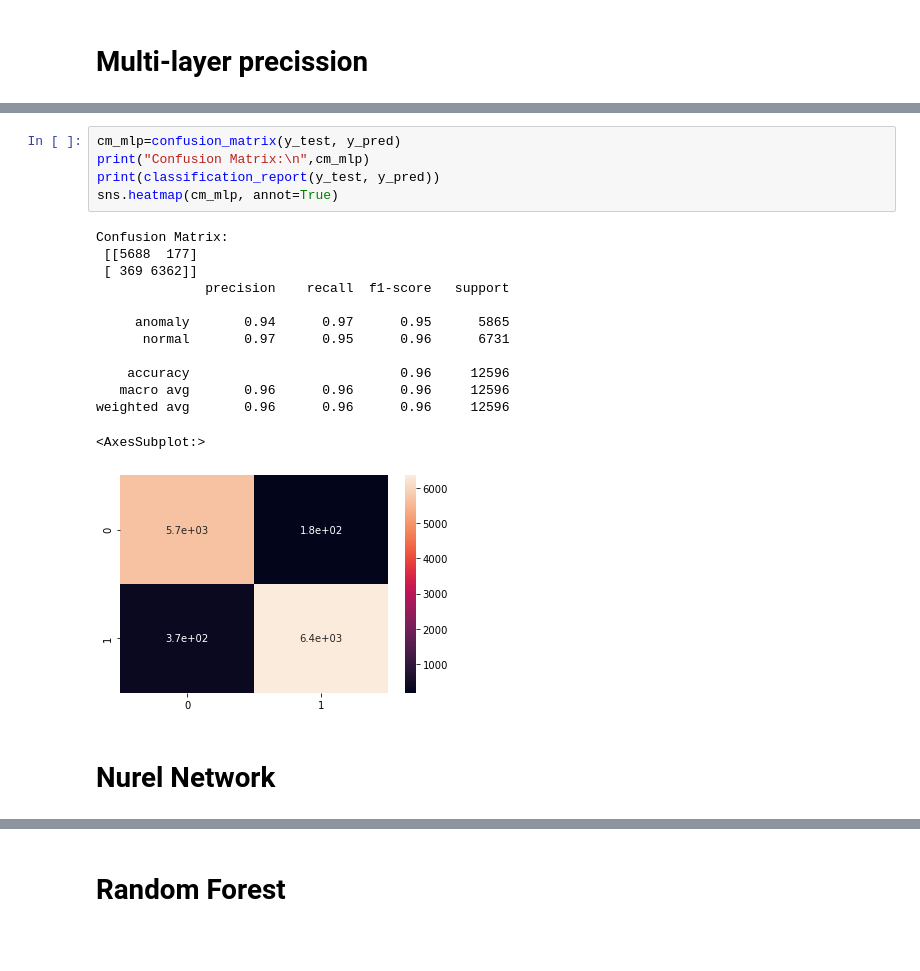
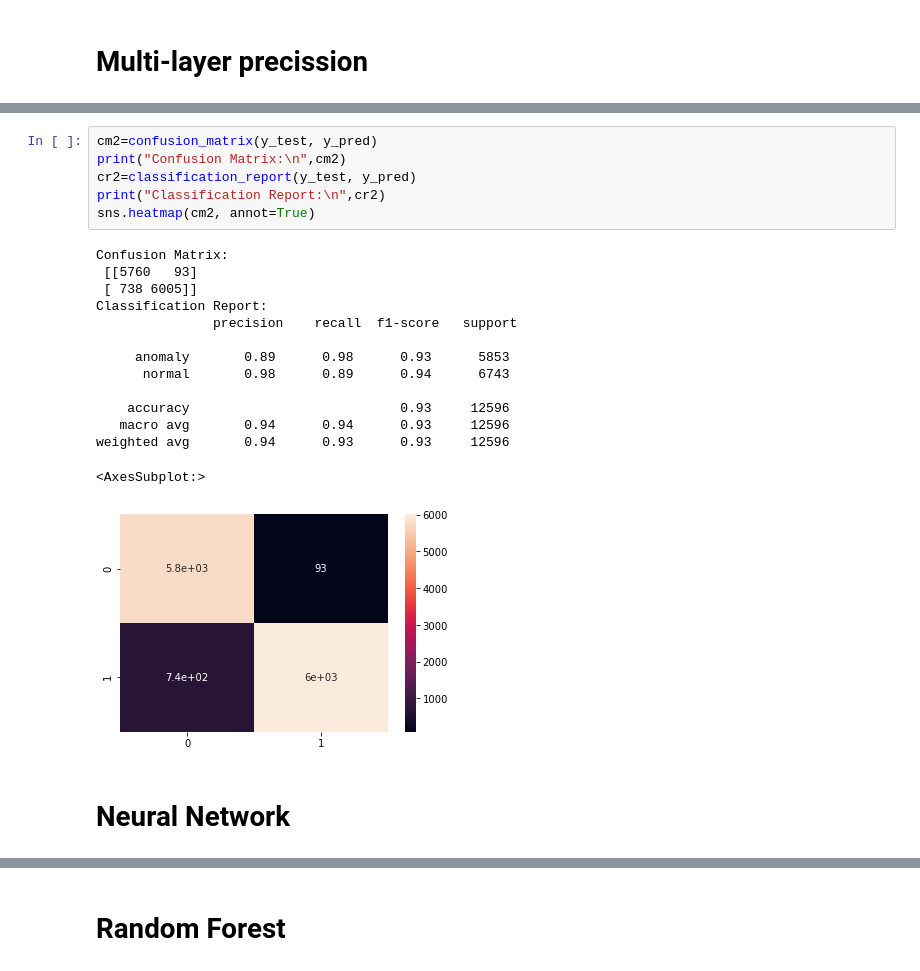
Before and after one commit to MohammadSajjadHossain9648/network-intrusion-detection-system-project, a Jupyter notebook: code.ipynb, the cells around one changed output, grey strips where cells are left out. Saved outputs shown, nothing was run; the diff lists cells and outputs as text; blank space fills up the shorter version.

```diff
--- a/code.ipynb
+++ b/code.ipynb
@@ -155,24 +157,26 @@ error2
 # %%
-cm_mlp=confusion_matrix(y_test, y_pred)
-print("Confusion Matrix:\n",cm_mlp)
-print(classification_report(y_test, y_pred))
-sns.heatmap(cm_mlp, annot=True)
+cm2=confusion_matrix(y_test, y_pred)
+print("Confusion Matrix:\n",cm2)
+cr2=classification_report(y_test, y_pred)
+print("Classification Report:\n",cr2)
+sns.heatmap(cm2, annot=True)
 # %% [output]
 Confusion Matrix:
- [[5688  177]
- [ 369 6362]]
-              precision    recall  f1-score   support
+ [[5760   93]
+ [ 738 6005]]
+Classification Report:
+               precision    recall  f1-score   support
 
-     anomaly       0.94      0.97      0.95      5865
-      normal       0.97      0.95      0.96      6731
+     anomaly       0.89      0.98      0.93      5853
+      normal       0.98      0.89      0.94      6743
 
-    accuracy                           0.96     12596
-   macro avg       0.96      0.96      0.96     12596
-weighted avg       0.96      0.96      0.96     12596
+    accuracy                           0.93     12596
+   macro avg       0.94      0.94      0.93     12596
+weighted avg       0.94      0.93      0.93     12596
 <AxesSubplot:>
-[figure, old version]
+[figure, new version]
 # %% [markdown]
-# Nurel Network
+# Neural Network
 # %%
 %%time
 nn=MLPClassifier()
```
Also changed, not shown: parts of 39 cells of this notebook.
